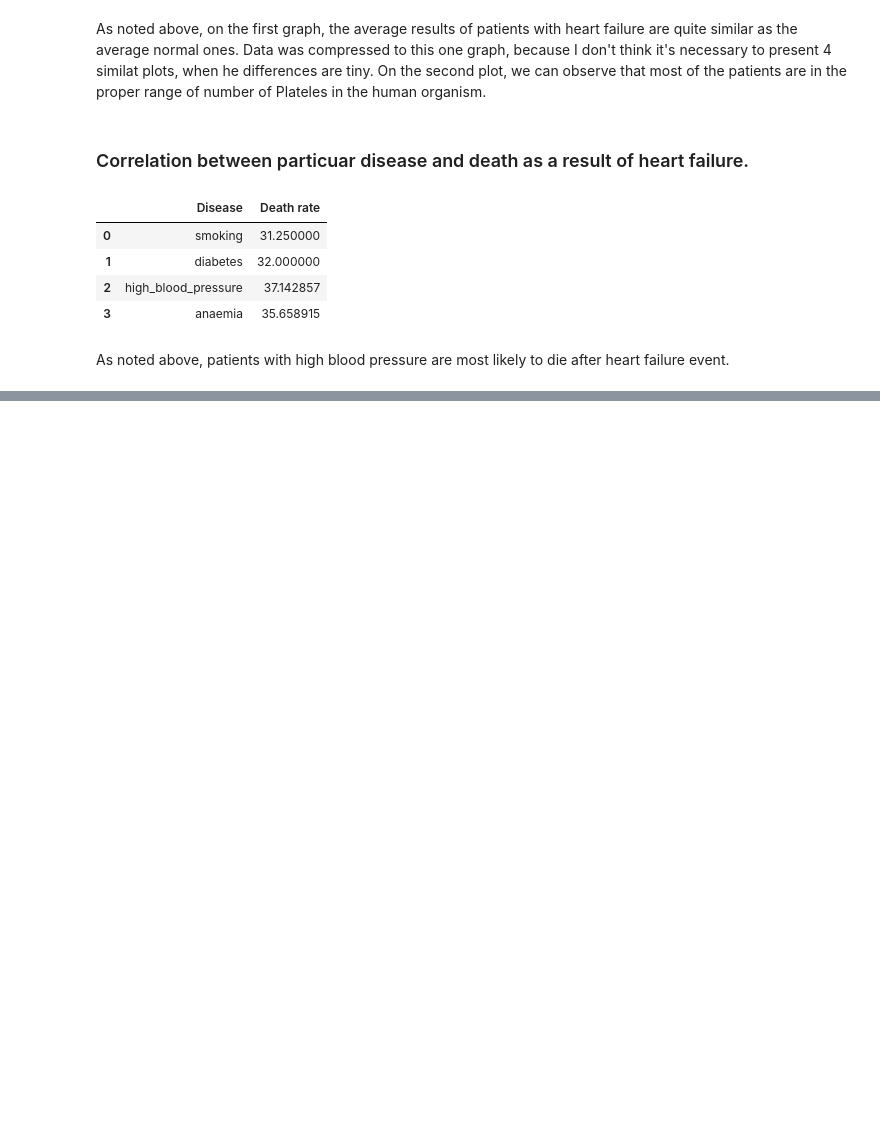
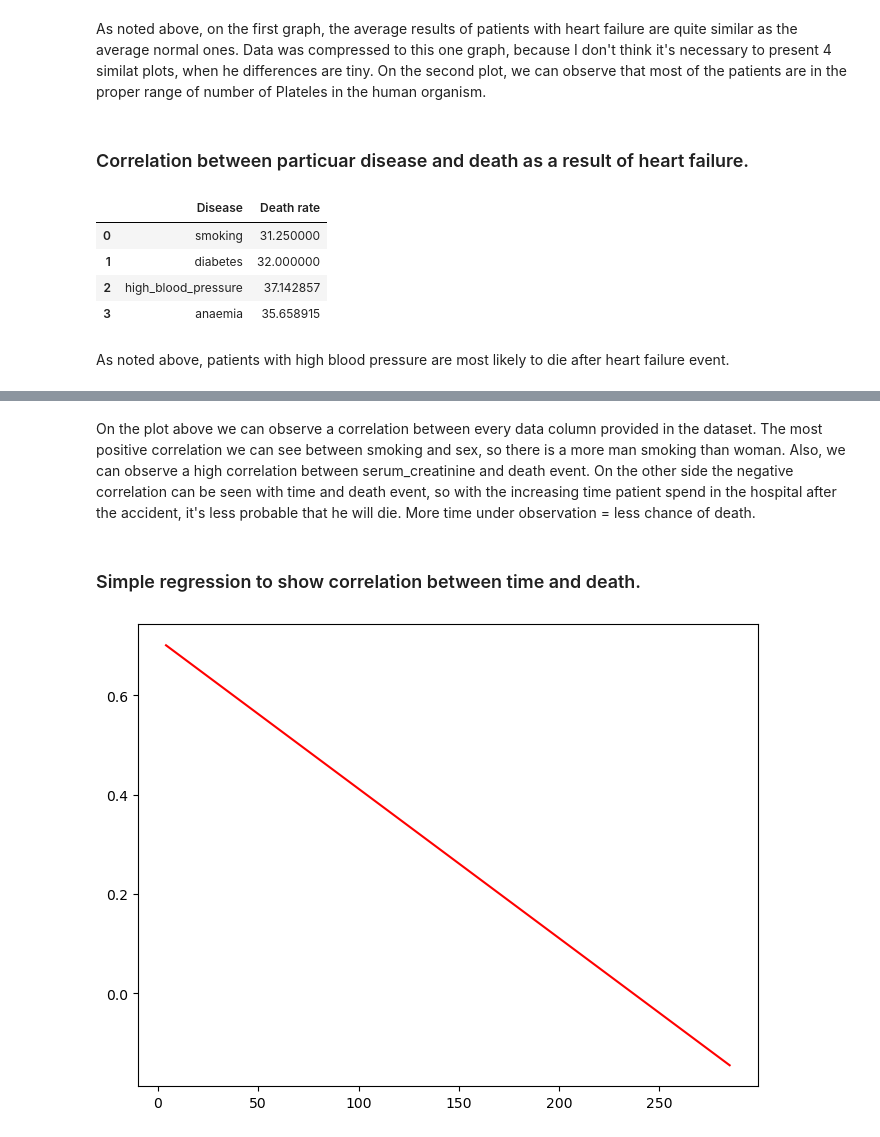
Before and after one commit to adamzulu123/Introduction-to-data-analysis, a Jupyter notebook: Notebook1/Advanced_notebook_AdamNowak.ipynb, the cells around one changed output, grey strips where cells are left out. Saved outputs shown, nothing was run; the diff lists cells and outputs as text; code cells hidden in the pictures; blank space fills up the shorter version.

```diff
--- a/Notebook1/Advanced_notebook_AdamNowak.ipynb
+++ b/Notebook1/Advanced_notebook_AdamNowak.ipynb
@@ -217,0 +242,21 @@ As noted above, patients with high blood pressure are most likely to die after h
+# %% [markdown]
+On the plot above we can observe a correlation between every data column provided in the dataset. The most positive correlation we can see between smoking and sex, so there is a more man smoking than woman. Also, we can observe a high correlation between serum_creatinine and death event. On the other side the negative correlation can be seen with time and death event, so with the increasing time patient spend in the hospital after the accident, it's less probable that he will die. More time under observation = less chance of death.
+# %% [markdown]
+### Simple regression to show correlation between time and death.
+# %%
+from sklearn.linear_model import LinearRegression
+
+x = data['time'].values.reshape(-1, 1)
+y = data['DEATH_EVENT']
+
+model = LinearRegression().fit(x, y)
+
+y_pred = model.predict(x)
+
+plt.figure(figsize=(8, 6))
+
+plt.plot(x, y_pred, color='red')
+
+plt.show()
+# %% [output]
+[figure, added]
```
Also changed, not shown: parts of 3 cells of this notebook.
